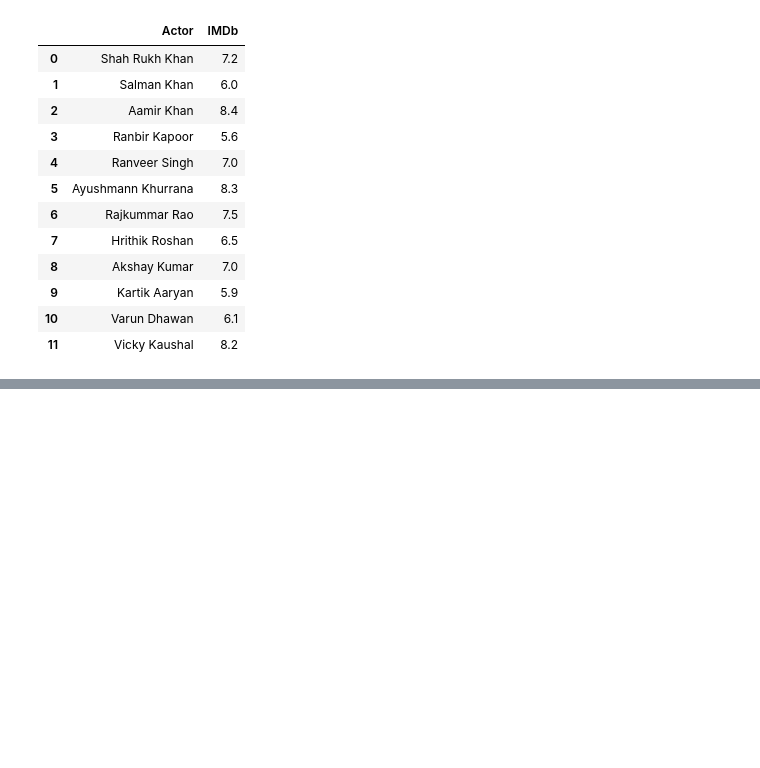
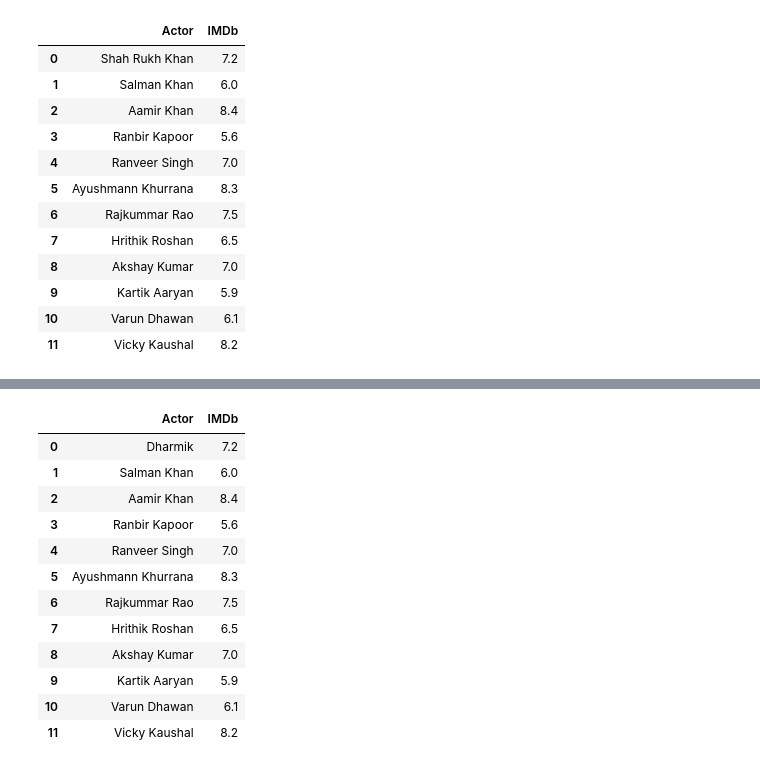
Before and after one commit to Dharmik0207/Data-Science-Course, a Jupyter notebook: 04_Data Selection & Filtering.ipynb, the cells around one changed output, grey strips where cells are left out. Cells and saved outputs as stored; diff of their text form; code cells hidden in the pictures; blank space fills up the shorter version.

```diff
--- a/04_Data Selection & Filtering.ipynb
+++ b/04_Data Selection & Filtering.ipynb
@@ -254,0 +380,2 @@ df[['Actor', 'IMDb']]
+# %%
+df2 = df[["Actor", "IMDb"]].copy()
@@ -254,0 +398,18 @@ df[['Actor', 'IMDb']]
+# %%
+df2.loc[0, 'Actor'] = "Dharmik"
+# %%
+df2  #Change the dataframe-row1
+# %% [output]
+|  | Actor | IMDb |
+| 0 | Dharmik | 7.2 |
+| 1 | Salman Khan | 6.0 |
+| 2 | Aamir Khan | 8.4 |
+| 3 | Ranbir Kapoor | 5.6 |
+| 4 | Ranveer Singh | 7.0 |
+| 5 | Ayushmann Khurrana | 8.3 |
+| 6 | Rajkummar Rao | 7.5 |
+| 7 | Hrithik Roshan | 6.5 |
+| 8 | Akshay Kumar | 7.0 |
+| 9 | Kartik Aaryan | 5.9 |
+| 10 | Varun Dhawan | 6.1 |
+| 11 | Vicky Kaushal | 8.2 |
```
Also changed, not shown: parts of 25 cells of this notebook.
